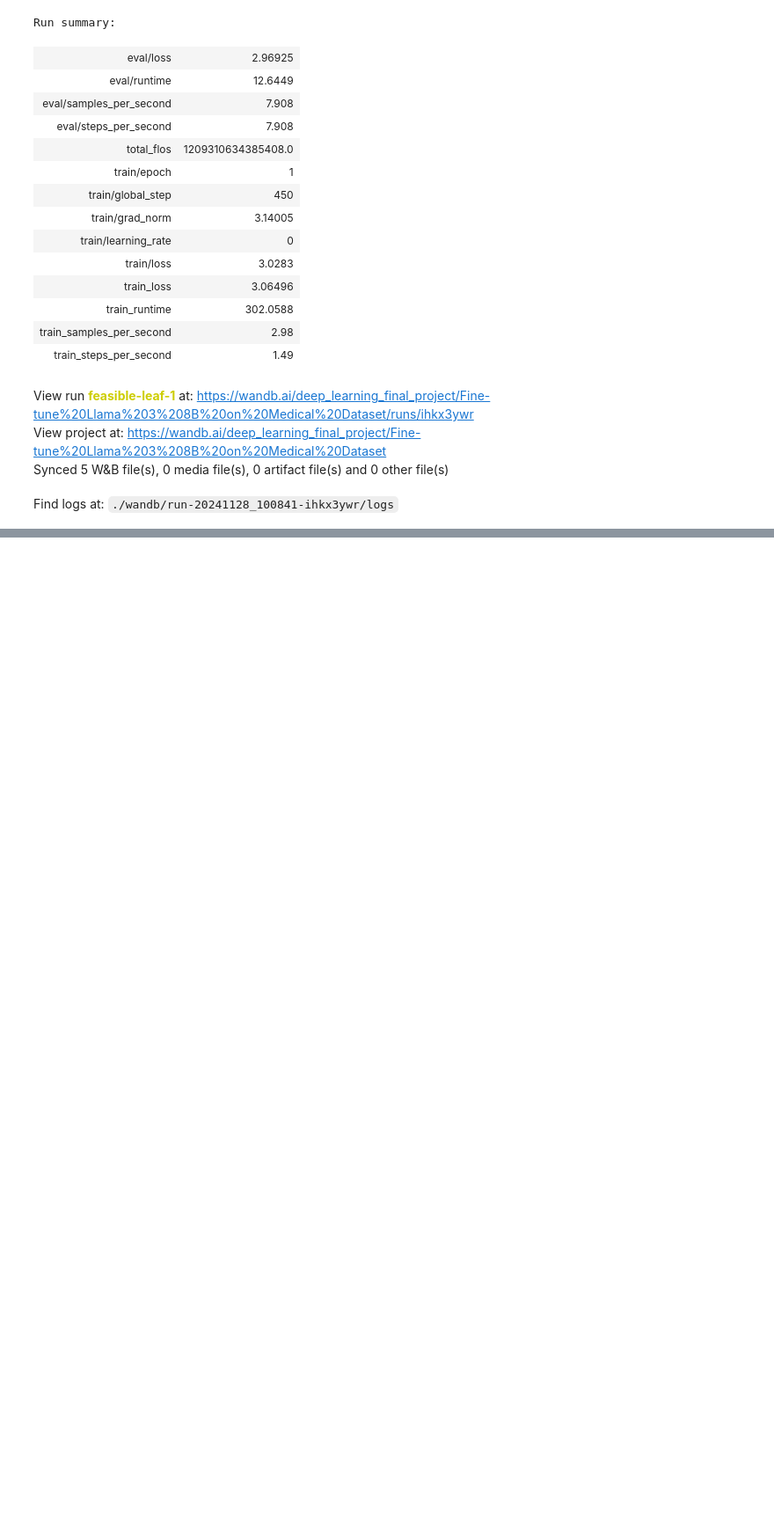
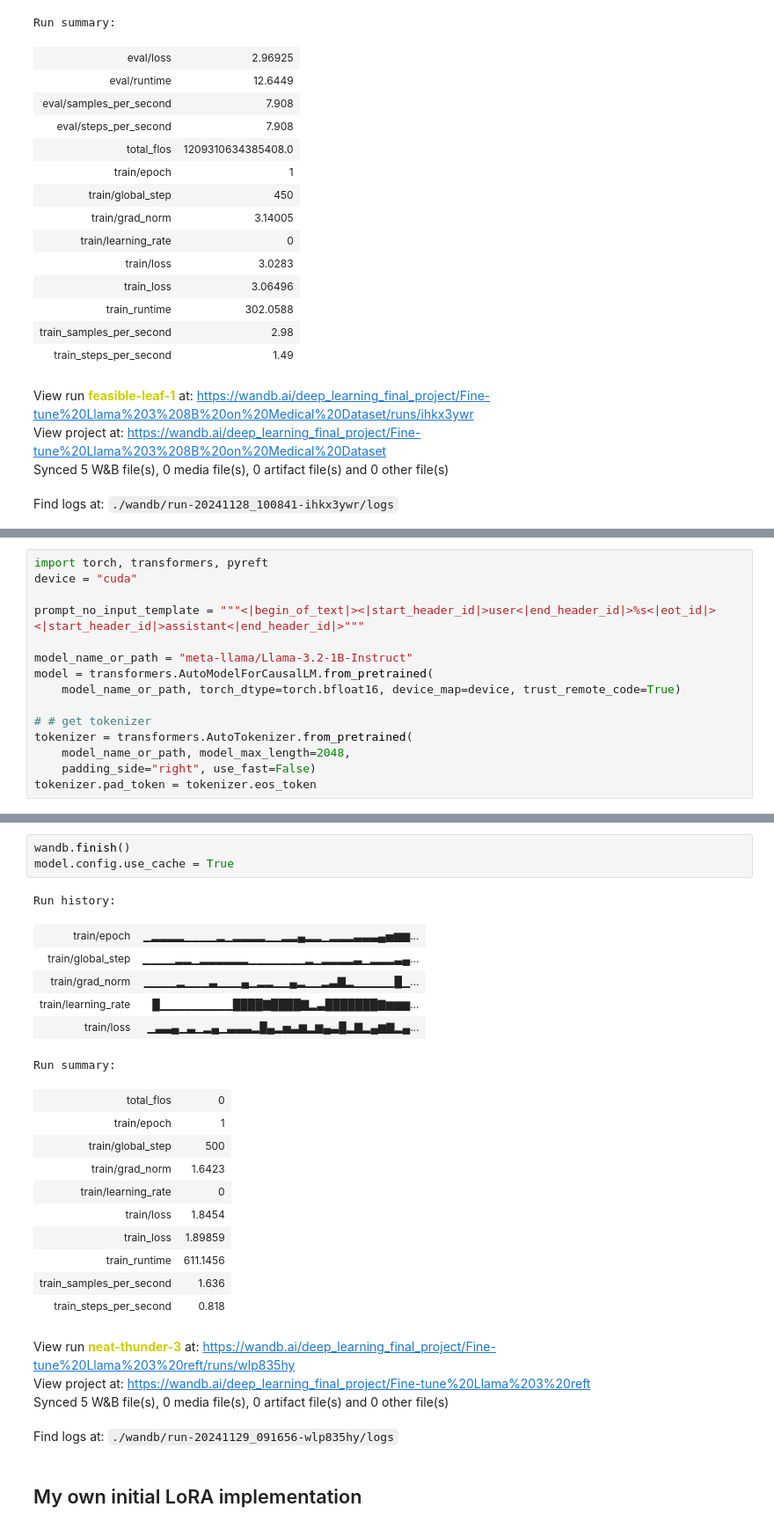
Before and after one commit to alina775/20242R0136COSE47402, a Jupyter notebook: FinalProject/deep_learning_final_project.ipynb, the cells around one changed output, grey strips where cells are left out. Shown at 88% size. Cells and saved outputs as stored; diff of their text form; blank space fills up the shorter version.

```diff
--- a/FinalProject/deep_learning_final_project.ipynb
+++ b/FinalProject/deep_learning_final_project.ipynb
@@ -208,0 +285,15 @@ Find logs at: ./wandb/run-20241128_100841-ihkx3ywr/logs
+# %%
+import torch, transformers, pyreft
+device = "cuda"
+
+prompt_no_input_template = """<|begin_of_text|><|start_header_id|>user<|end_header_id|>%s<|eot_id|><|start_header_id|>assistant<|end_header_id|>"""
+
+model_name_or_path = "meta-llama/Llama-3.2-1B-Instruct"
+model = transformers.AutoModelForCausalLM.from_pretrained(
+    model_name_or_path, torch_dtype=torch.bfloat16, device_map=device, trust_remote_code=True)
+
+# # get tokenizer
+tokenizer = transformers.AutoTokenizer.from_pretrained(
+    model_name_or_path, model_max_length=2048,
+    padding_side="right", use_fast=False)
+tokenizer.pad_token = tokenizer.eos_token
@@ -208,0 +388,27 @@ Find logs at: ./wandb/run-20241128_100841-ihkx3ywr/logs
+# %%
+wandb.finish()
+model.config.use_cache = True
+# %% [output]
+Run history:
+| train/epoch | ▁▂▂▂▂▁▁▁▁▂▁▂▂▂▂▁▁▂▂▄▂▂▁▂▂▂▃▃▃▄▅▆▆... |
+| train/global_step | ▁▁▁▁▂▂▁▂▂▂▂▂▂▁▁▁▁▁▁▁▂▁▂▂▂▂▃▁▂▂▂▃▄... |
+| train/grad_norm | ▁▁▁▁▂▁▁▁▃▁▁▁▄▁▂▂▁▁▄▂▁▁▂▃▇▂▁▁▁▁▁█▁... |
+| train/learning_rate | █▁▁▁▁▁▁▁▁▁████▇████▇▂▃███████▇▆▆▆... |
+| train/loss | ▁▃▃▄▁▃▁▂▄▁▃▃▃▂█▄▂▅▃▆▂▆▄▃█▂▇▂▄▆▇▂▄... |
+Run summary:
+| total_flos | 0 |
+| train/epoch | 1 |
+| train/global_step | 500 |
+| train/grad_norm | 1.6423 |
+| train/learning_rate | 0 |
+| train/loss | 1.8454 |
+| train_loss | 1.89859 |
+| train_runtime | 611.1456 |
+| train_samples_per_second | 1.636 |
+| train_steps_per_second | 0.818 |
+View run neat-thunder-3 at: https://wandb.ai/deep_learning_final_project/Fine-tune%20Llama%203%20reft/runs/wlp835hy
+View project at: https://wandb.ai/deep_learning_final_project/Fine-tune%20Llama%203%20reft
+Synced 5 W&B file(s), 0 media file(s), 0 artifact file(s) and 0 other file(s)
+Find logs at: ./wandb/run-20241129_091656-wlp835hy/logs
+# %% [markdown]
+## My own initial LoRA implementation
```
Also changed, not shown: parts of 11 cells of this notebook.
